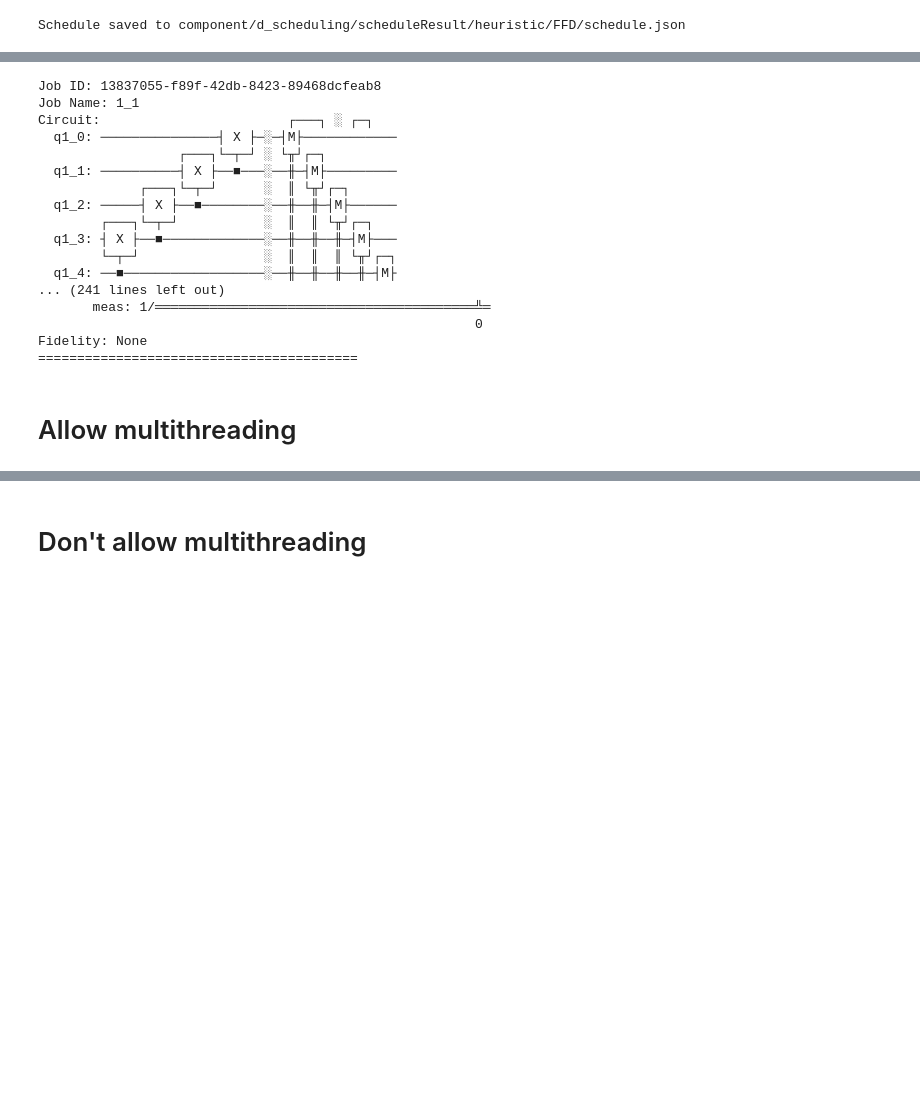
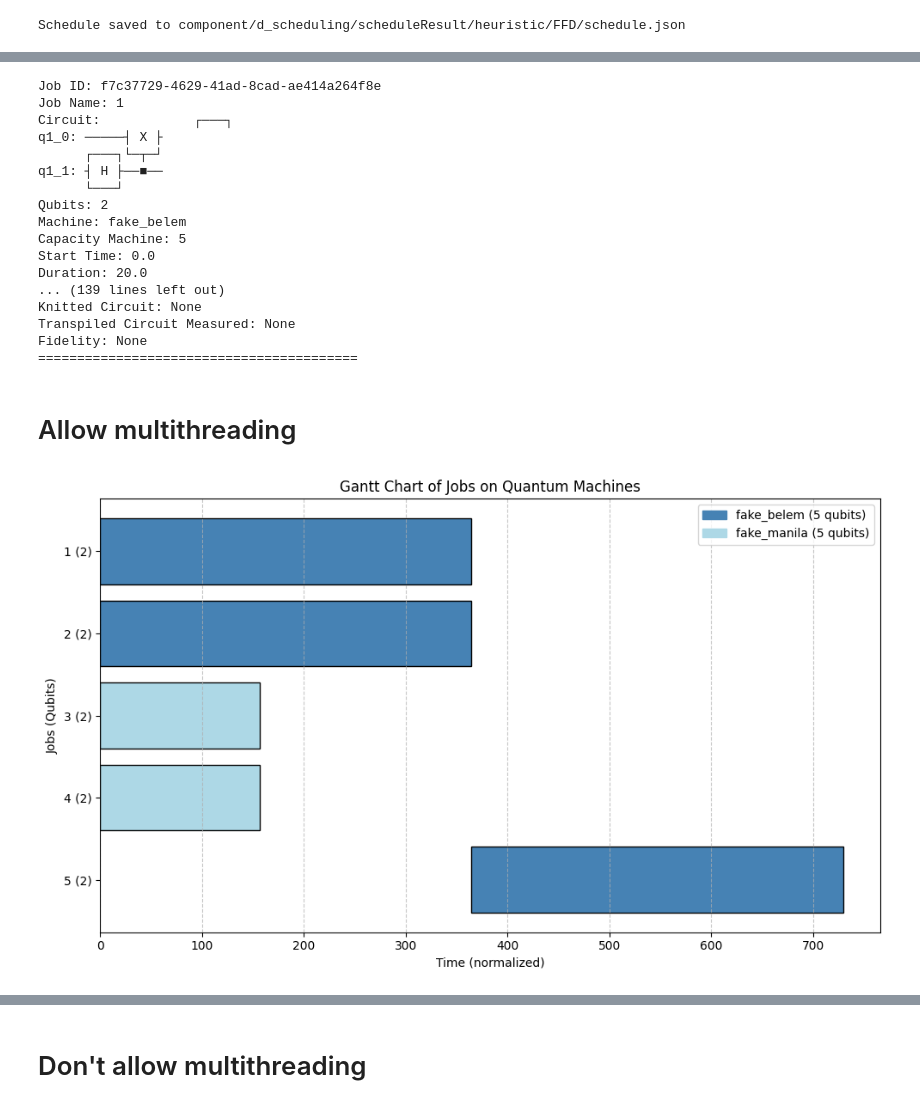
Before and after one commit to MagePro310/Quantum_Simulation_Scheduling_ver1, a Jupyter notebook: test_algorithm_FFD.ipynb, the cells around one changed output, grey strips where cells are left out. Cells and saved outputs as stored; diff of their text form; code cells hidden in the pictures; blank space fills up the shorter version.

```diff
--- a/test_algorithm_FFD.ipynb
+++ b/test_algorithm_FFD.ipynb
@@ -265,10 +241,10 @@ for job_id, job in scheduler_job.items():
     backend = machines.get(job.machine)
     if backend:
         # Perform transpilation
-        job.circuit.data = [hasChange for hasChange in job.circuit.data if hasChange.operation.name != "qpd_1q"]
+        # job.circuit.data = [hasChange for hasChange in job.circuit.data if hasChange.operation.name != "qpd_1q"]
         job.transpiled_circuit = transpile(job.circuit, backend, scheduling_method='alap', layout_method='trivial')
-        job.circuit.measure_all()
-        job.transpiled_circuit_measured = transpile(job.circuit, backend, scheduling_method='alap', layout_method='trivial')
+        # job.circuit.measure_all()
+        # job.transpiled_circuit_measured = transpile(job.circuit, backend, scheduling_method='alap', layout_method='trivial')
     else:
         print(f"No backend found for machine {job.machine}. Skipping job {job_id}.")
 
@@ -281,21 +257,21 @@ for job_id, job in scheduler_job.items():
 # from qiskit.visualization import plot_circuit_layout
 # plot_circuit_layout(scheduler_job['1'].transpiled_circuit, machines['fake_belem'])
 # %% [output]
-Job ID: 13837055-f89f-42db-8423-89468dcfeab8
-Job Name: 1_1
-Circuit:                        ┌───┐ ░ ┌─┐
-  q1_0: ───────────────┤ X ├─░─┤M├────────────
-                  ┌───┐└─┬─┘ ░ └╥┘┌─┐
-  q1_1: ──────────┤ X ├──■───░──╫─┤M├─────────
-             ┌───┐└─┬─┘      ░  ║ └╥┘┌─┐
-  q1_2: ─────┤ X ├──■────────░──╫──╫─┤M├──────
-        ┌───┐└─┬─┘           ░  ║  ║ └╥┘┌─┐
-  q1_3: ┤ X ├──■─────────────░──╫──╫──╫─┤M├───
-        └─┬─┘                ░  ║  ║  ║ └╥┘┌─┐
-  q1_4: ──■──────────────────░──╫──╫──╫──╫─┤M├
-... (241 lines left out)
-       meas: 1/═════════════════════════════════════════╩═
-                                                        0
+Job ID: f7c37729-4629-41ad-8cad-ae414a264f8e
+Job Name: 1
+Circuit:            ┌───┐
+q1_0: ─────┤ X ├
+      ┌───┐└─┬─┘
+q1_1: ┤ H ├──■──
+      └───┘
+Qubits: 2
+Machine: fake_belem
+Capacity Machine: 5
+Start Time: 0.0
+Duration: 20.0
+... (139 lines left out)
+Knitted Circuit: None
+Transpiled Circuit Measured: None
 Fidelity: None
 =========================================
 # %% [markdown]
@@ -323,30 +299,33 @@ def simulate_scheduling(jobs):
 
         # Check for parallel execution
         while True:
             # Filter out completed jobs
             active_jobs = [j for j in current_schedule if j['end'] > start_time]
 
             # Calculate total qubits in use
             total_qubits_in_use = sum(j['qubits'] for j in active_jobs)
             if total_qubits_in_use + job['qubits'] <= job['capacity']:
                 # Enough resources are available
                 break
             # Increment start_time to the earliest end time of active jobs
             start_time = min(j['end'] for j in active_jobs)
 
         # Update job start, end times, and duration
         job['start'] = start_time
         job['end'] = start_time + unique_duration
         job['duration'] = unique_duration
 
         # Add job to the machine's schedule
         current_schedule.append(job)
 
     return jobs
 
 # Run the simulation
 updated_jobs = simulate_scheduling(jobs)
 
 # Print the updated schedule
 # for job in updated_jobs:
 #     print(job)
+visualize_data(updated_jobs)
+# %% [output]
+[figure, added]
```
Also changed, not shown: parts of 30 cells of this notebook, 4 other files.
